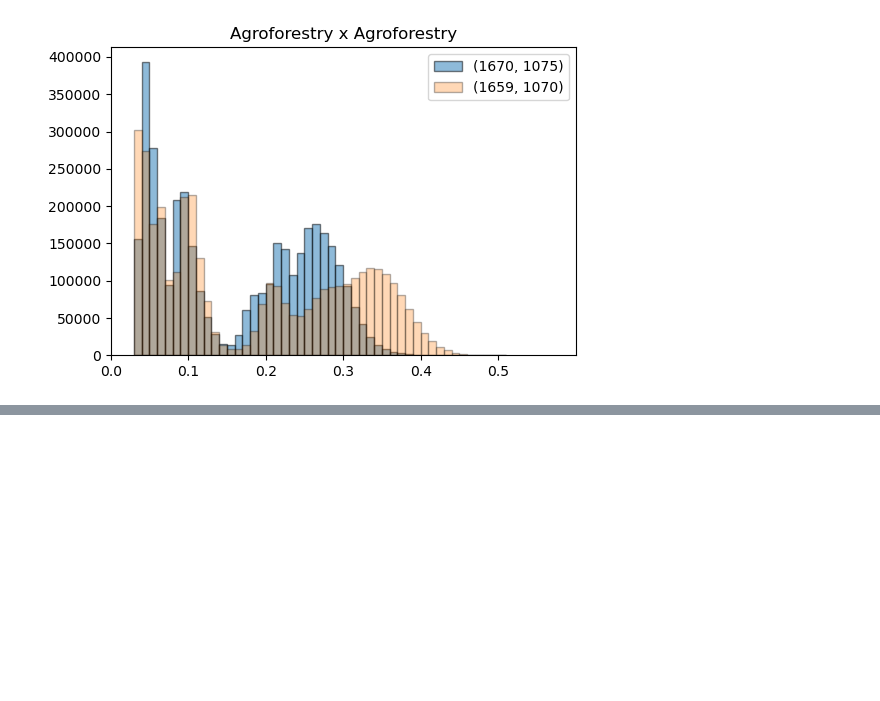
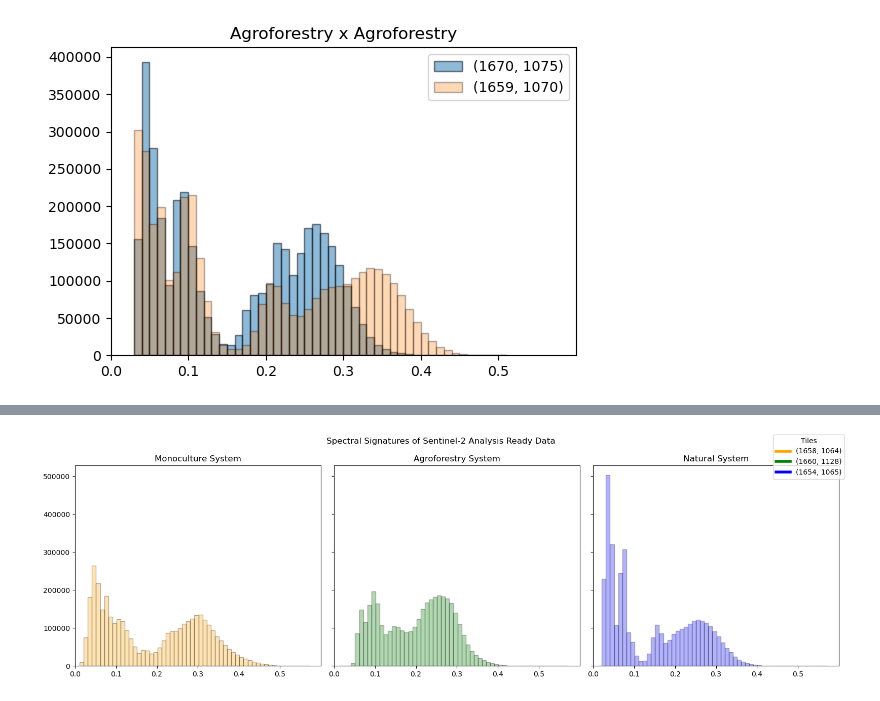
Before and after one commit to wri/plantation_classifier, a Jupyter notebook: notebooks/analyses/publication_visuals.ipynb, the cells around one changed output, grey strips where cells are left out. Drawn from its saved outputs; the diff is of its cells as text; code cells hidden in the pictures; blank space fills up the shorter version.

```diff
--- a/notebooks/analyses/publication_visuals.ipynb
+++ b/notebooks/analyses/publication_visuals.ipynb
@@ -75,0 +91,9 @@ make.hist_compare_s2_byband('ghana', (1668, 1074), (1669, 1073), 'Natural x Mono
+# %%
+# this one uses shea
+make.hist_individual_tile('ghana',
+                     (1658, 1064),
+                     (1660, 1128),
+                     (1654, 1065),
+                     'Spectral Signatures of Sentinel-2 Analysis Ready Data')
+# %% [output]
+[figure, added]
```
Also changed, not shown: parts of 20 cells of this notebook.
